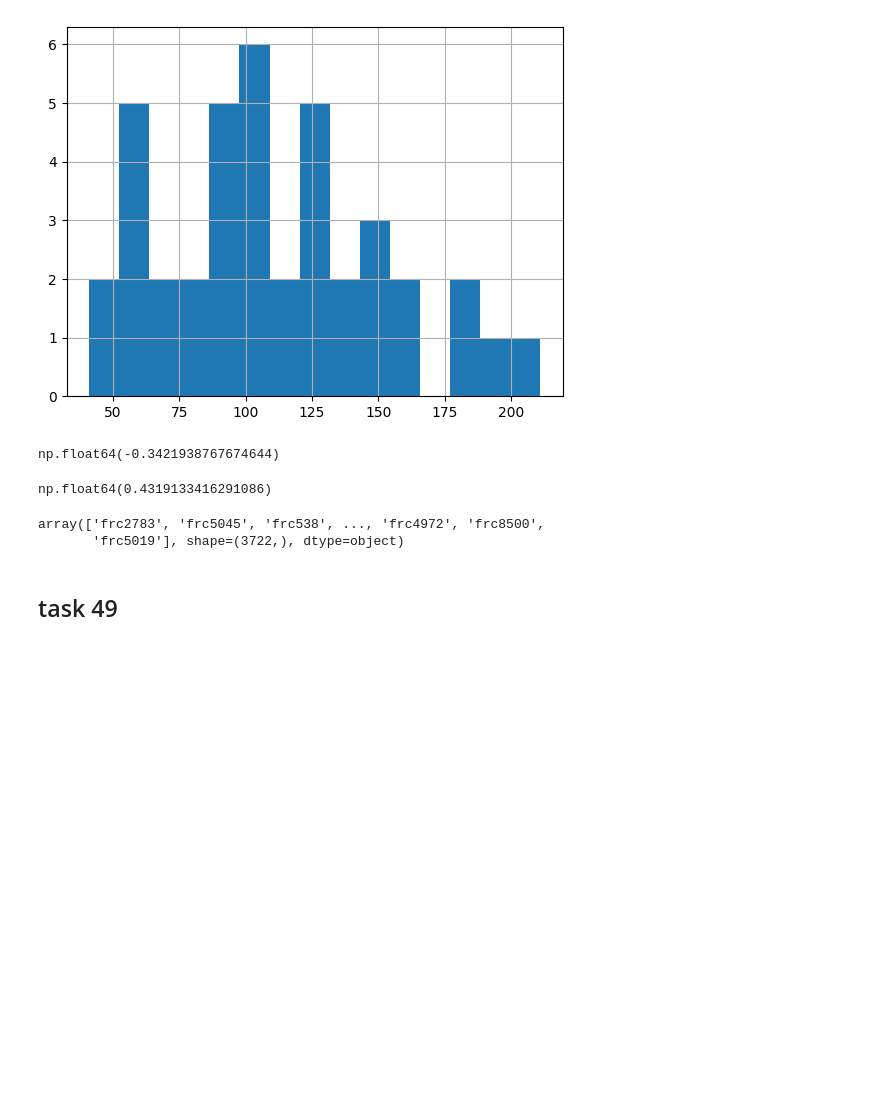
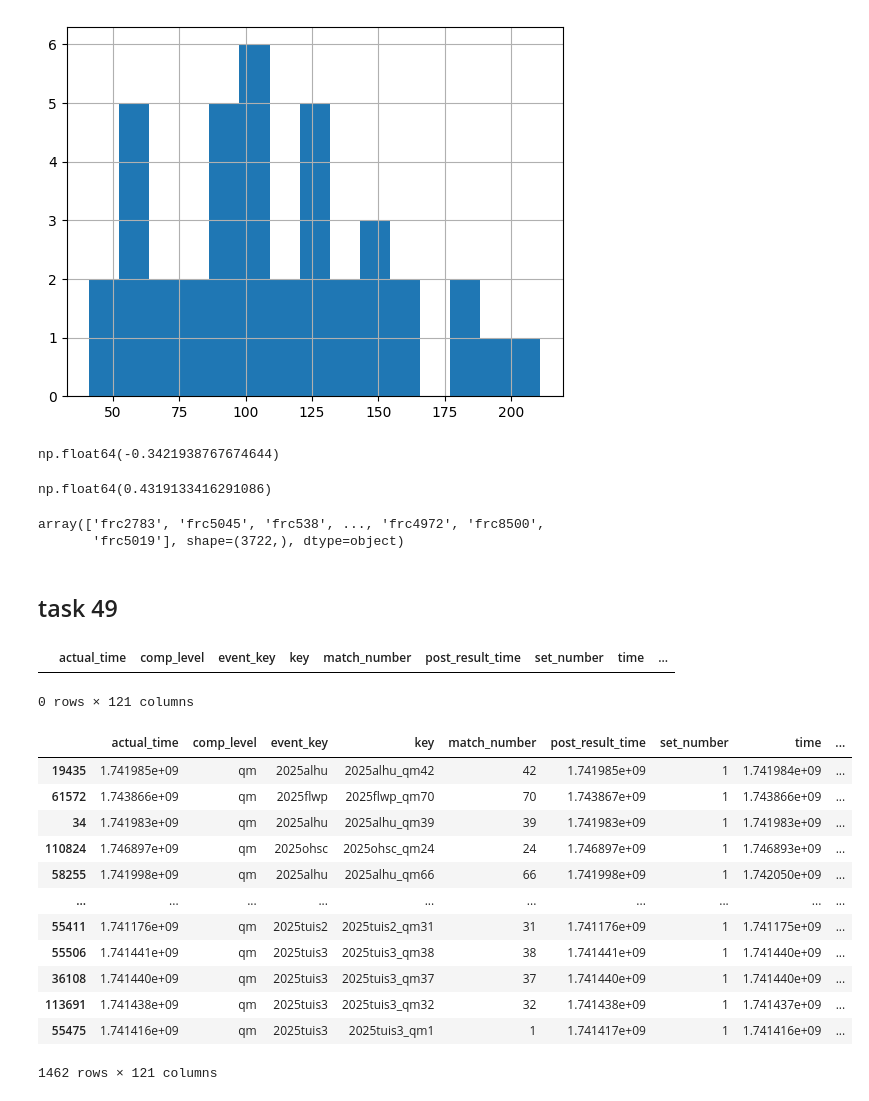
Before and after one commit to romimagshimim-cmyk/RomiRotem, a Jupyter notebook: full_project/code/prepares.ipynb, the cells around one changed output. Cells and saved outputs as stored; diff of their text form; code cells hidden in the pictures; blank space fills up the shorter version.

```diff
--- a/full_project/code/prepares.ipynb
+++ b/full_project/code/prepares.ipynb
@@ -337,12 +382,30 @@ def iqr_outliers (team):
     lower = Q1 - 1.5 * IQR
     upper = Q3 + 1.5 * IQR
 
-    # 5. Identify outliers
-    # Outliers are data points outside the lower and upper bounds
     outliers = data[(data['score'] < lower) | (data['score'] > upper)]
-    outliers
-
-    # # 6. Filter the DataFrame to remove outliers (keep only non-outliers)
-    # df_filtered = df[(df['values'] >= lower) & (df['values'] <= upper)]
-    # print("\nDataFrame after removing outliers:")
-    # print(df_filtered)
+    return outliers
+# %%
+iqr_outliers('frc1574')
+# %% [output]
+|  | actual_time | comp_level | event_key | key | match_number | post_result_time | set_number | time | ... |
+0 rows × 121 columns
+# %%
+outliers_df = pd.DataFrame()
+for i in sdf.index:
+    outliers_df = pd.concat([outliers_df, iqr_outliers(i)])
+# %%
+outliers_df
+# %% [output]
+|  | actual_time | comp_level | event_key | key | match_number | post_result_time | set_number | time | ... |
+| 19435 | 1.741985e+09 | qm | 2025alhu | 2025alhu_qm42 | 42 | 1.741985e+09 | 1 | 1.741984e+09 | ... |
+| 61572 | 1.743866e+09 | qm | 2025flwp | 2025flwp_qm70 | 70 | 1.743867e+09 | 1 | 1.743866e+09 | ... |
+| 34 | 1.741983e+09 | qm | 2025alhu | 2025alhu_qm39 | 39 | 1.741983e+09 | 1 | 1.741983e+09 | ... |
+| 110824 | 1.746897e+09 | qm | 2025ohsc | 2025ohsc_qm24 | 24 | 1.746897e+09 | 1 | 1.746893e+09 | ... |
+| 58255 | 1.741998e+09 | qm | 2025alhu | 2025alhu_qm66 | 66 | 1.741998e+09 | 1 | 1.742050e+09 | ... |
+| ... | ... | ... | ... | ... | ... | ... | ... | ... | ... |
+| 55411 | 1.741176e+09 | qm | 2025tuis2 | 2025tuis2_qm31 | 31 | 1.741176e+09 | 1 | 1.741175e+09 | ... |
+| 55506 | 1.741441e+09 | qm | 2025tuis3 | 2025tuis3_qm38 | 38 | 1.741441e+09 | 1 | 1.741440e+09 | ... |
+| 36108 | 1.741440e+09 | qm | 2025tuis3 | 2025tuis3_qm37 | 37 | 1.741440e+09 | 1 | 1.741440e+09 | ... |
+| 113691 | 1.741438e+09 | qm | 2025tuis3 | 2025tuis3_qm32 | 32 | 1.741438e+09 | 1 | 1.741437e+09 | ... |
+| 55475 | 1.741416e+09 | qm | 2025tuis3 | 2025tuis3_qm1 | 1 | 1.741417e+09 | 1 | 1.741416e+09 | ... |
+1462 rows × 121 columns
```
Also changed, not shown: parts of 24 cells of this notebook, 1 other file.
